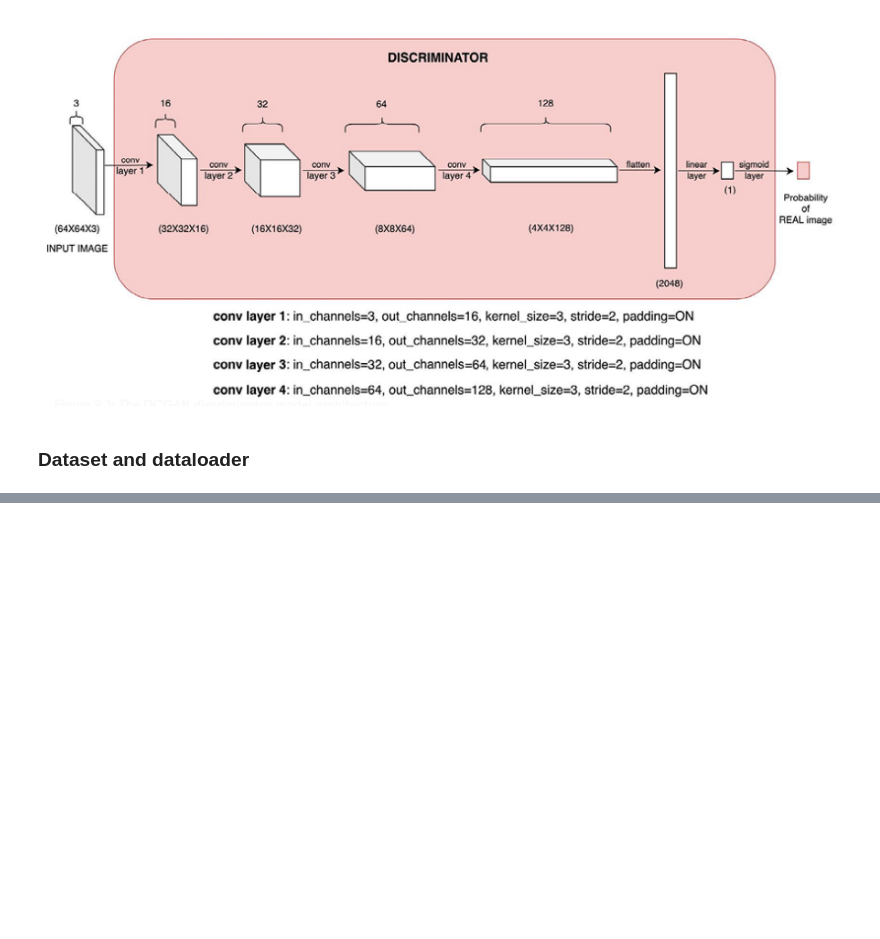
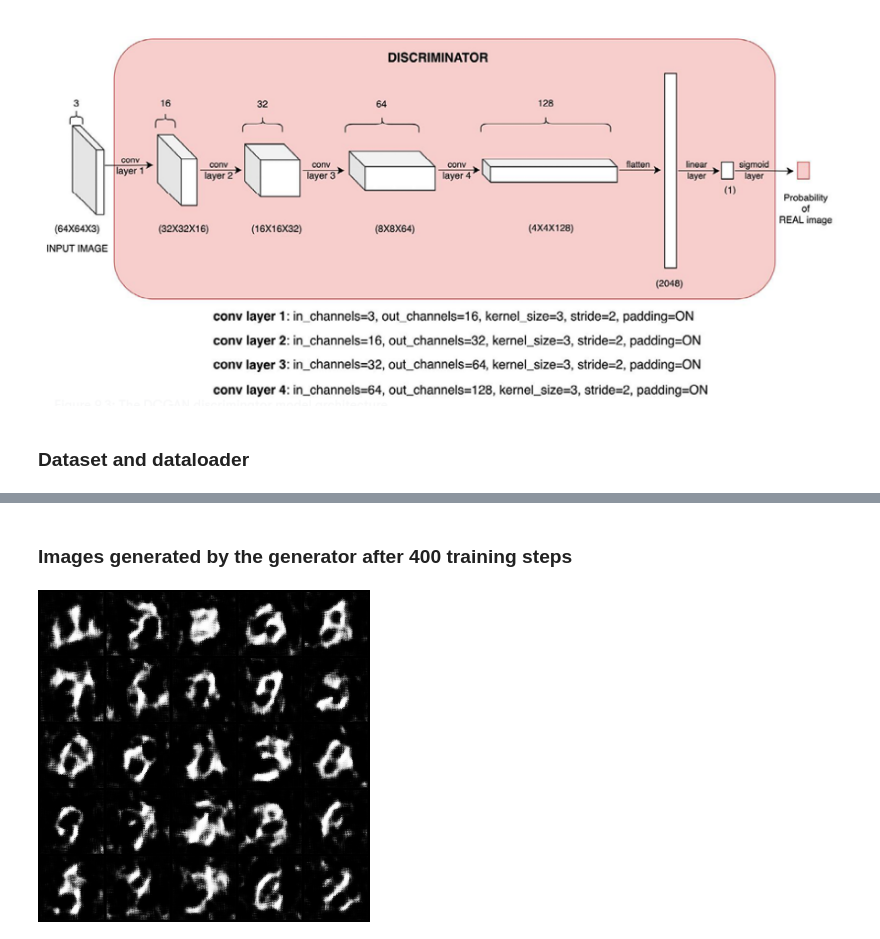
Before and after one commit to skjdaniel/mastering-pytorch, a Jupyter notebook: dcgan-mnist.ipynb, the cells around one changed output, grey strips where cells are left out. Cells and saved outputs as stored; diff of their text form; code cells hidden in the pictures; blank space fills up the shorter version.

```diff
--- a/dcgan-mnist.ipynb
+++ b/dcgan-mnist.ipynb
@@ -214,0 +200,6 @@ def train_dcgan(epochs=10):
+# %% [markdown]
+### Images generated by the generator after 400 training steps
+# %%
+Image('images/gen_mnist_0_400.png')
+# %% [output]
+[figure, added]
```
Also changed, not shown: parts of 17 cells of this notebook, 3 other files.
